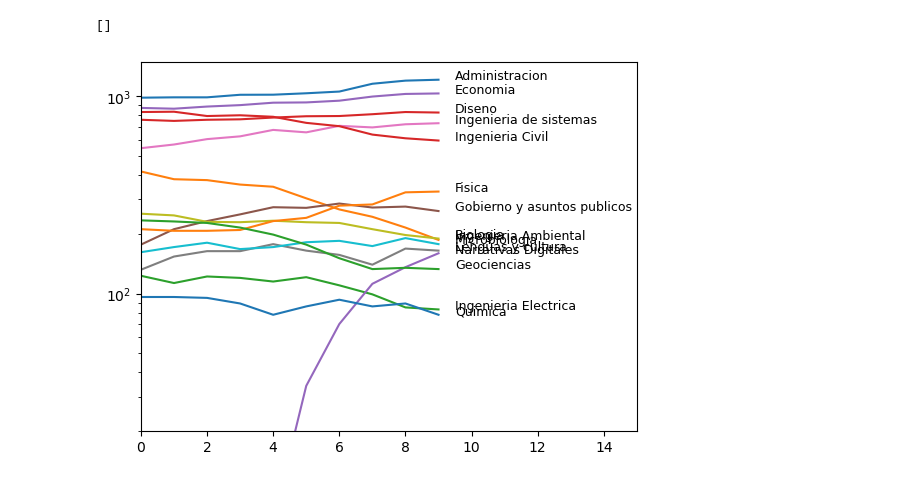
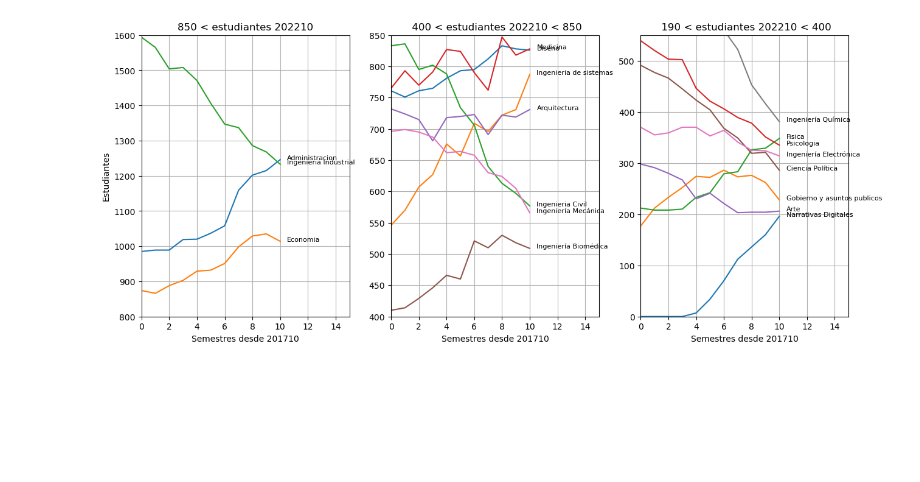
Before and after one commit to forero/trends_uniandes, a Jupyter notebook: nb/trends_acceleration.ipynb, the cells around one changed output. Drawn from its saved outputs; the diff is of its cells as text; code cells hidden in the pictures; blank space fills up the shorter version.

```diff
--- a/nb/trends_acceleration.ipynb
+++ b/nb/trends_acceleration.ipynb
@@ -25,8 +26,16 @@ data
 # %%
+plt.figure(figsize=(6,15))
+
 for i in range(len(data)):
     y = np.array(data.iloc[i][1:] - data.iloc[i][1])
     x = np.arange(len(y))
-    plt.plot(x,y)
-    plt.text(9.5,(data.iloc[i][-1] - data.iloc[i][1]), data.iloc[i][0], fontsize=9)
-plt.xlim(0,15)
+    if data.iloc[i][-1]>190:
+        plt.plot(x,y)
+    #print((data.iloc[i][-1] - data.iloc[i][1]), data.iloc[i][0])
+        plt.text(10.5,(data.iloc[i][-1] - data.iloc[i][1]), data.iloc[i][0], fontsize=8)
+plt.xlim(0,16)
+plt.grid()
+plt.xlabel("Semestres desde 201710")
+plt.ylabel(r"Estudiantes$_{202210}$ - Estudiantes$_{201710}$")
+plt.savefig("delta_estudiantes_tiempo.pdf", bbox_inches="tight")
 # %% [output]
@@ -35,15 +43,47 @@ plt.xlim(0,15)
 # %%
+plt.figure(figsize=(15,6))
+plt.subplot(1,3,1)
 for i in range(len(data)):
     y = np.array(data.iloc[i][1:])
     x = np.arange(len(y))
-    plt.plot(x,y)
-    plt.text(9.5,(data.iloc[i][-1]), data.iloc[i][0], fontsize=9)
+    if (data.iloc[i][-1])>850:
+        plt.plot(x,y)
+        plt.text(10.5,(data.iloc[i][-1]), data.iloc[i][0], fontsize=8)
 plt.xlim(0,15)
-plt.ylim(20,1500)
-plt.semilogy()
+plt.ylim(800,1600)
+plt.grid()
+plt.ylabel("Estudiantes")
+plt.xlabel("Semestres desde 201710")
+plt.title("850 < estudiantes 202210")
+
+plt.subplot(1,3,2)
+for i in range(len(data)):
+    y = np.array(data.iloc[i][1:])
+    x = np.arange(len(y))
+    if (data.iloc[i][-1])<850 and ((data.iloc[i][-1])>400):
+        plt.plot(x,y)
+        plt.text(10.5,(data.iloc[i][-1]), data.iloc[i][0], fontsize=8)
+plt.xlim(0,15)
+plt.ylim(400,850)
+plt.grid()
+plt.title(" 400 < estudiantes 202210 < 850")
+plt.xlabel("Semestres desde 201710")
+
+plt.subplot(1,3,3)
+for i in range(len(data)):
+    y = np.array(data.iloc[i][1:])
+    x = np.arange(len(y))
+    if (data.iloc[i][-1])<400 and ((data.iloc[i][-1])>190):
+        plt.plot(x,y)
+        plt.text(10.5,(data.iloc[i][-1]), data.iloc[i][0], fontsize=8)
+plt.xlim(0,15)
+plt.ylim(0,550)
+plt.grid()
+plt.title(" 190 < estudiantes 202210 < 400")
+plt.xlabel("Semestres desde 201710")
+plt.savefig("estudiantes_tiempo.pdf", bbox_inches="tight")
 # %% [output]
-[]
-[figure, old version]
+[figure, new version]
 # %%
 def find_a_v_from_data(x, y):
     a, b, c = np.polyfit(x, y, 2)
```
Also changed, not shown: parts of 5 cells of this notebook.
